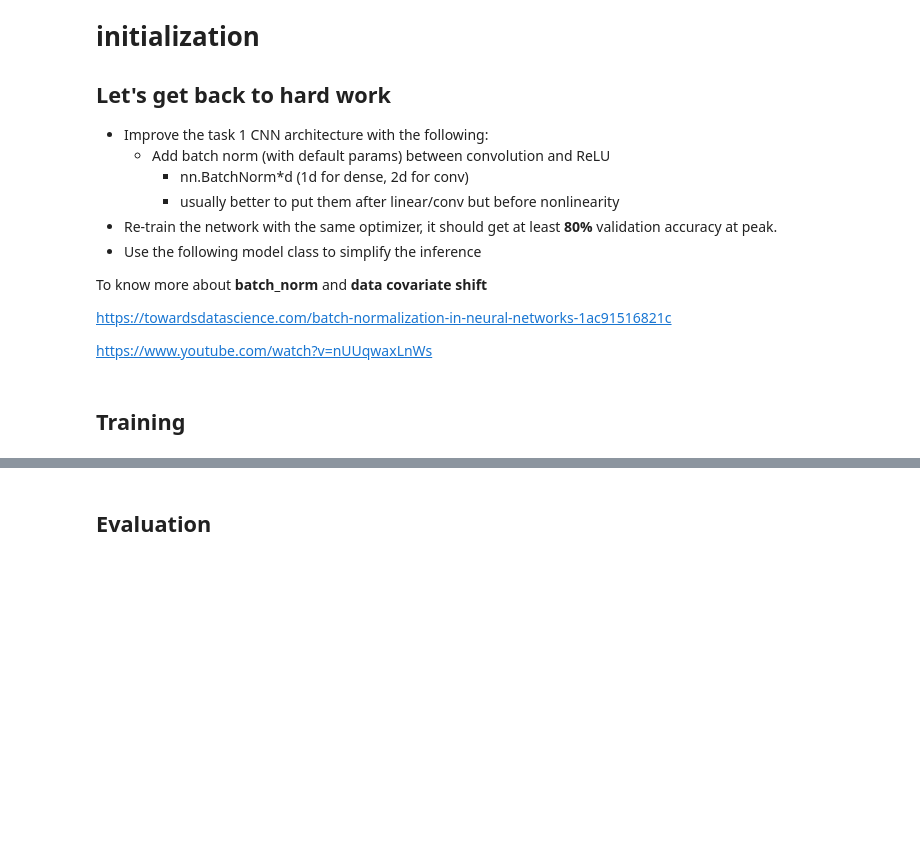
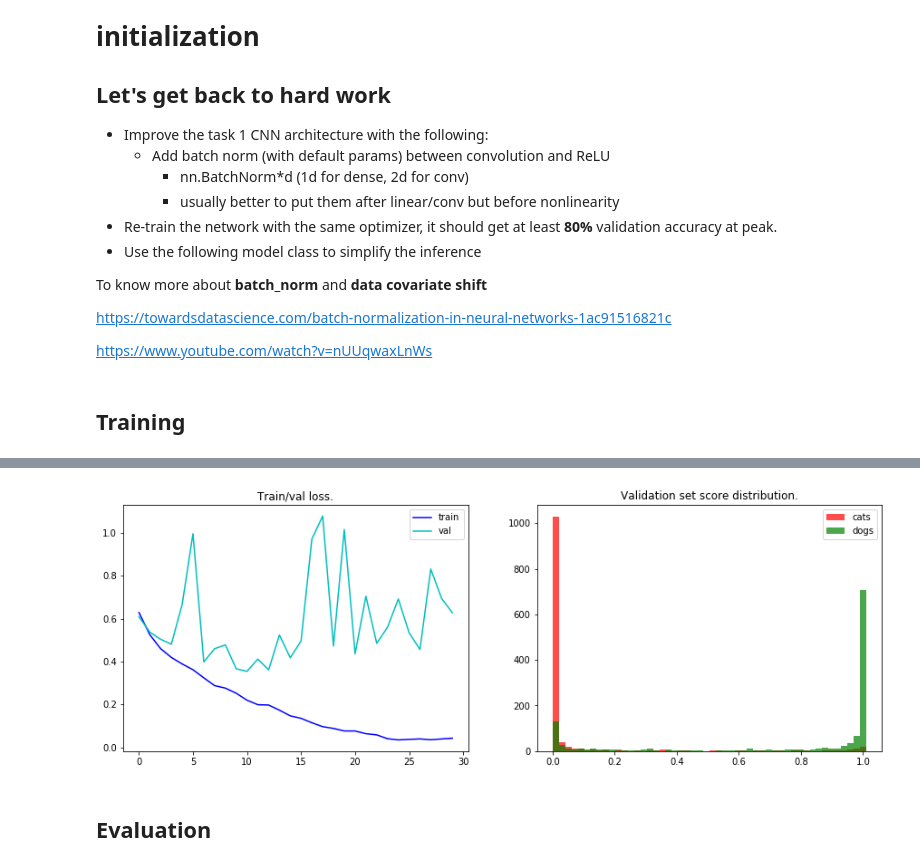
Before and after one commit to girafe-ai/ml-course, a Jupyter notebook: week0_11_CNN/week11_cnn_seminar.ipynb, the cells around one changed output, grey strips where cells are left out. Saved outputs shown, nothing was run; the diff lists cells and outputs as text; code cells hidden in the pictures; blank space fills up the shorter version.

```diff
--- a/week0_11_CNN/week11_cnn_seminar.ipynb
+++ b/week0_11_CNN/week11_cnn_seminar.ipynb
@@ -681,8 +834,7 @@ class MyModel(torch.nn.Module):
         super(MyModel, self).__init__()
 
         self.model = nn.Sequential(
-            # YOUR CODE HERE: CONV_BLOCKS -> GLOBAL_POOLING (MAX/AVERAGE)
-            nn.AdaptiveMaxPool2d(1),
+            # YOUR CODE HERE: CONV_BLOCKS->GLOBAL_POOLING (MAX/AVERAGE)
             Flatten()
         )
         self.dropout = nn.Dropout(p=0.3)
@@ -710,4 +862,7 @@ summary(model_cnn_norm, (3, SIZE_H, SIZE_W), device='cpu')
 model_cnn_norm = model_cnn_norm.to(device)
 opt = torch.optim.Adam(model_cnn_norm.parameters(), lr=1e-3)
 ckpt_name_cnn_norm='model_cnn_norm.ckpt'
-model_cnn_norm, opt = train_model(model_cnn_norm, train_batch_gen, val_batch_gen, opt, ckpt_name=ckpt_name_cnn_norm)
+
+runner_norm = CNNRunner(model_cnn_norm, opt, device, ckpt_name_cnn_norm)
+runner_norm.train(train_batch_gen, val_batch_gen, n_epochs=EPOCH_NUM, visualize=True)
+# %% [output]
@@ -714,3 +870,4 @@ model_cnn_norm, opt = train_model(model_cnn_norm, train_batch_gen, val_batch_gen
+[figure, added]
 # %% [markdown]
 ## Evaluation
 # %%
```
Also changed, not shown: parts of 39 cells of this notebook.
